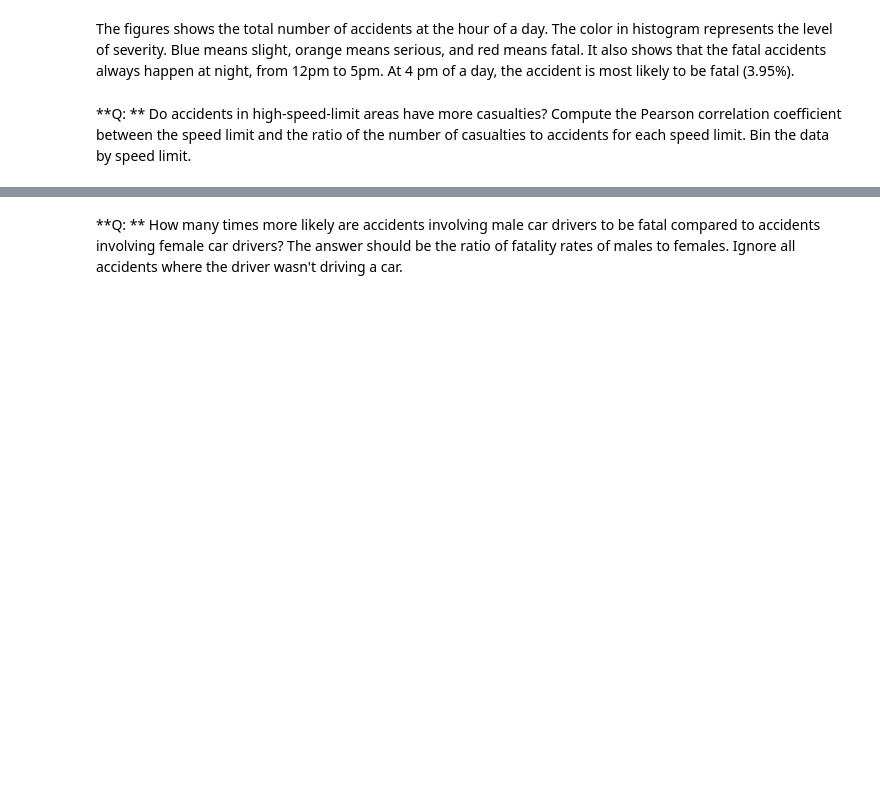
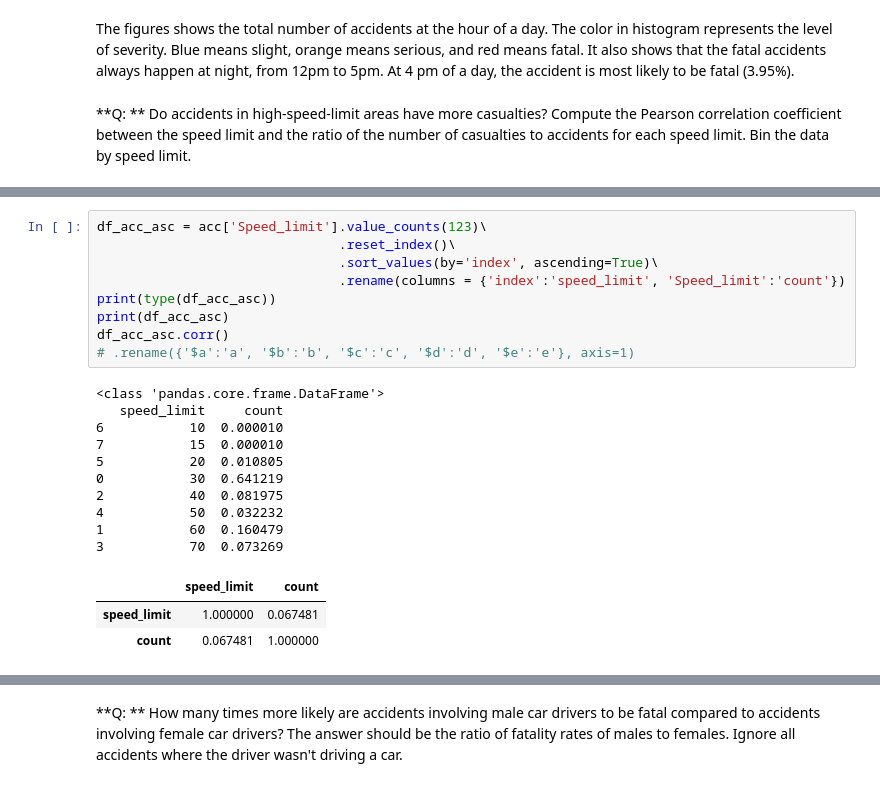
Before and after one commit to udothemath/103017_uk_STATS19, a Jupyter notebook: 103017_challenge_code_Q2.ipynb, the cells around one changed output, grey strips where cells are left out. Cells and saved outputs as stored; diff of their text form; blank space fills up the shorter version.

```diff
--- a/103017_challenge_code_Q2.ipynb
+++ b/103017_challenge_code_Q2.ipynb
@@ -535,0 +549,23 @@ The figures shows the total number of accidents at the hour of a day. The color
+# %%
+df_acc_asc = acc['Speed_limit'].value_counts(123)\
+                               .reset_index()\
+                               .sort_values(by='index', ascending=True)\
+                               .rename(columns = {'index':'speed_limit', 'Speed_limit':'count'})
+print(type(df_acc_asc))
+print(df_acc_asc)
+df_acc_asc.corr()
+# .rename({'$a':'a', '$b':'b', '$c':'c', '$d':'d', '$e':'e'}, axis=1)
+# %% [output]
+<class 'pandas.core.frame.DataFrame'>
+   speed_limit     count
+6           10  0.000010
+7           15  0.000010
+5           20  0.010805
+0           30  0.641219
+2           40  0.081975
+4           50  0.032232
+1           60  0.160479
+3           70  0.073269
+|  | speed_limit | count |
+| speed_limit | 1.000000 | 0.067481 |
+| count | 0.067481 | 1.000000 |
```
Also changed, not shown: parts of 5 cells of this notebook.
